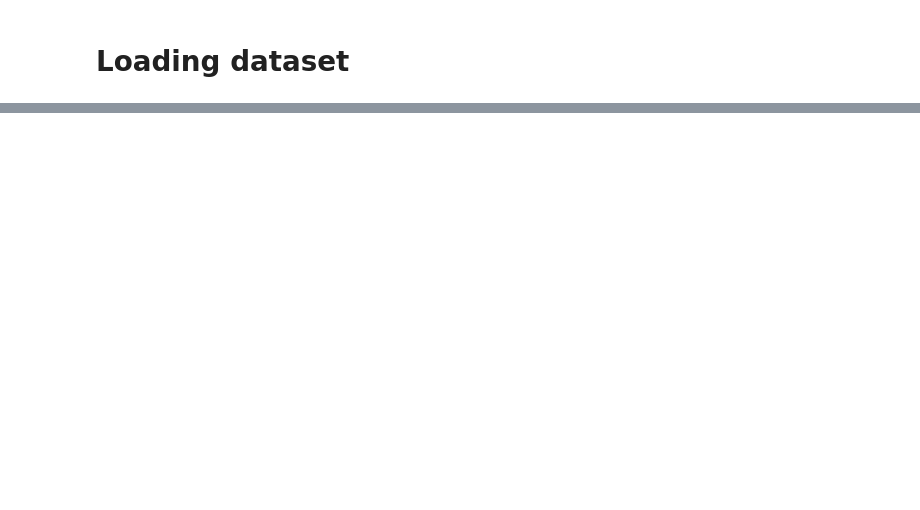
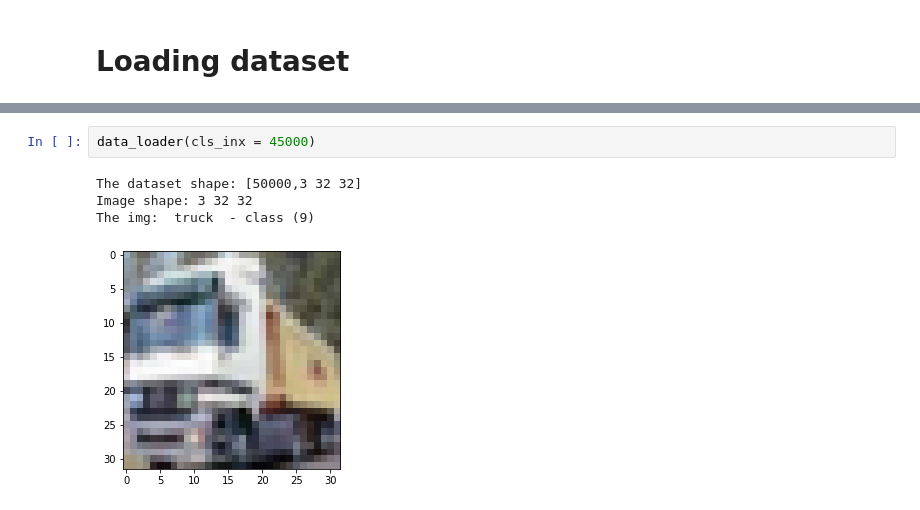
Before and after one commit to loveplay1983/zero-to-gan-practice-xuan, a Jupyter notebook: 04-cifar10-cnn/04-cnn-practice.ipynb, the cells around one changed output, grey strips where cells are left out. Cells and saved outputs as stored; diff of their text form; blank space fills up the shorter version.

```diff
--- a/04-cifar10-cnn/04-cnn-practice.ipynb
+++ b/04-cifar10-cnn/04-cnn-practice.ipynb
@@ -98,0 +129,7 @@ TypeError: Invalid shape (3, 32, 32) for image data
+# %%
+data_loader(cls_inx = 45000)
+# %% [output]
+The dataset shape: [50000,3 32 32]
+Image shape: 3 32 32
+The img:  truck  - class (9)
+[figure, added]
```
Also changed, not shown: parts of 20 cells of this notebook, 2 other files.
